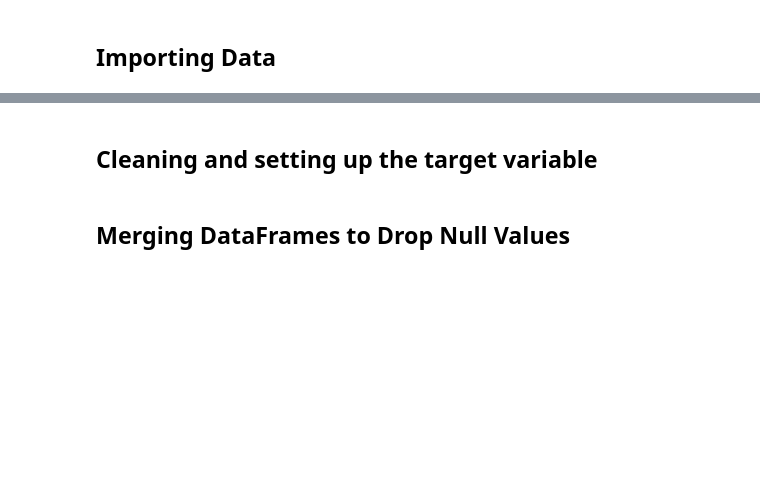
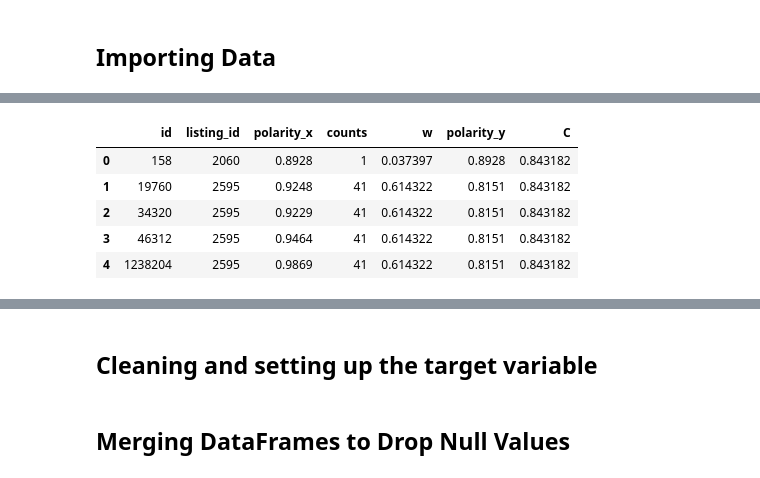
Before and after one commit to dcollaguazo/Airbnb-Price-Prediction, a Jupyter notebook: variable_exploration/dc/reviews_listings.ipynb, the cells around one changed output, grey strips where cells are left out. Drawn from its saved outputs; the diff is of its cells as text; code cells hidden in the pictures; blank space fills up the shorter version.

```diff
--- a/variable_exploration/dc/reviews_listings.ipynb
+++ b/variable_exploration/dc/reviews_listings.ipynb
@@ -245,0 +189,3 @@ dfs = pd.concat([df_1, df_2, df_3, df_4,df_5, df_6, df_7], axis=1)
+# %%
+# calculating w
+df_rev_pol['w'] = df_rev_pol['counts']/(df_rev_pol['counts'] + m)
@@ -245,0 +221,9 @@ dfs = pd.concat([df_1, df_2, df_3, df_4,df_5, df_6, df_7], axis=1)
+# %%
+df_rev_pol.head()
+# %% [output]
+|  | id | listing_id | polarity_x | counts | w | polarity_y | C |
+| 0 | 158 | 2060 | 0.8928 | 1 | 0.037397 | 0.8928 | 0.843182 |
+| 1 | 19760 | 2595 | 0.9248 | 41 | 0.614322 | 0.8151 | 0.843182 |
+| 2 | 34320 | 2595 | 0.9229 | 41 | 0.614322 | 0.8151 | 0.843182 |
+| 3 | 46312 | 2595 | 0.9464 | 41 | 0.614322 | 0.8151 | 0.843182 |
+| 4 | 1238204 | 2595 | 0.9869 | 41 | 0.614322 | 0.8151 | 0.843182 |
```
Also changed, not shown: parts of 49 cells of this notebook, 1 other file.
